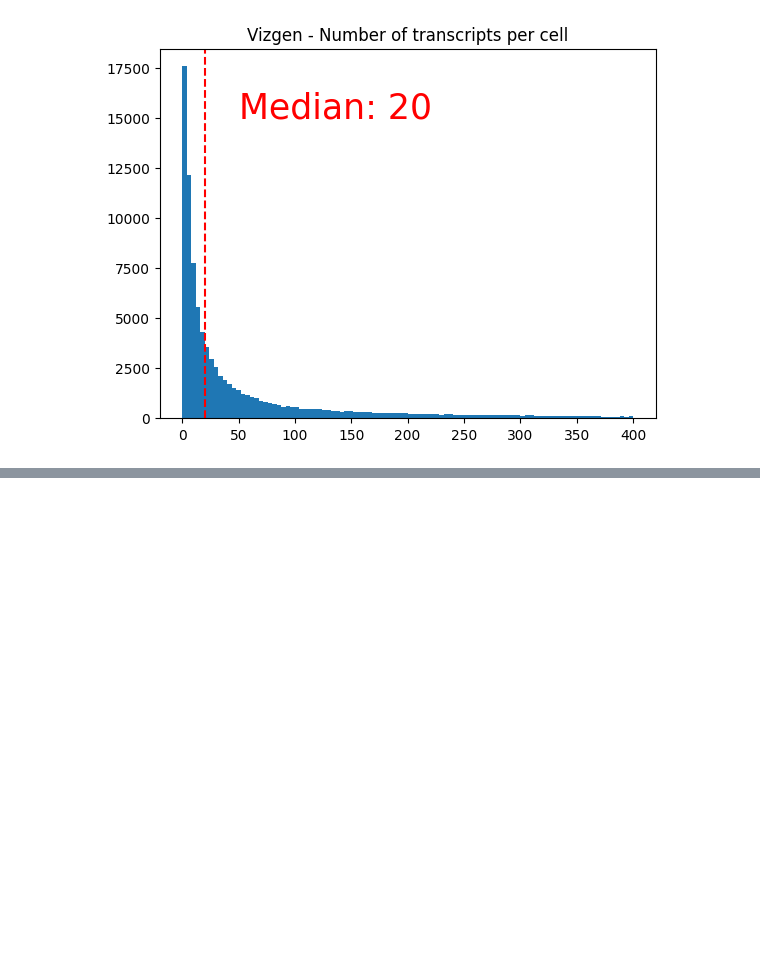
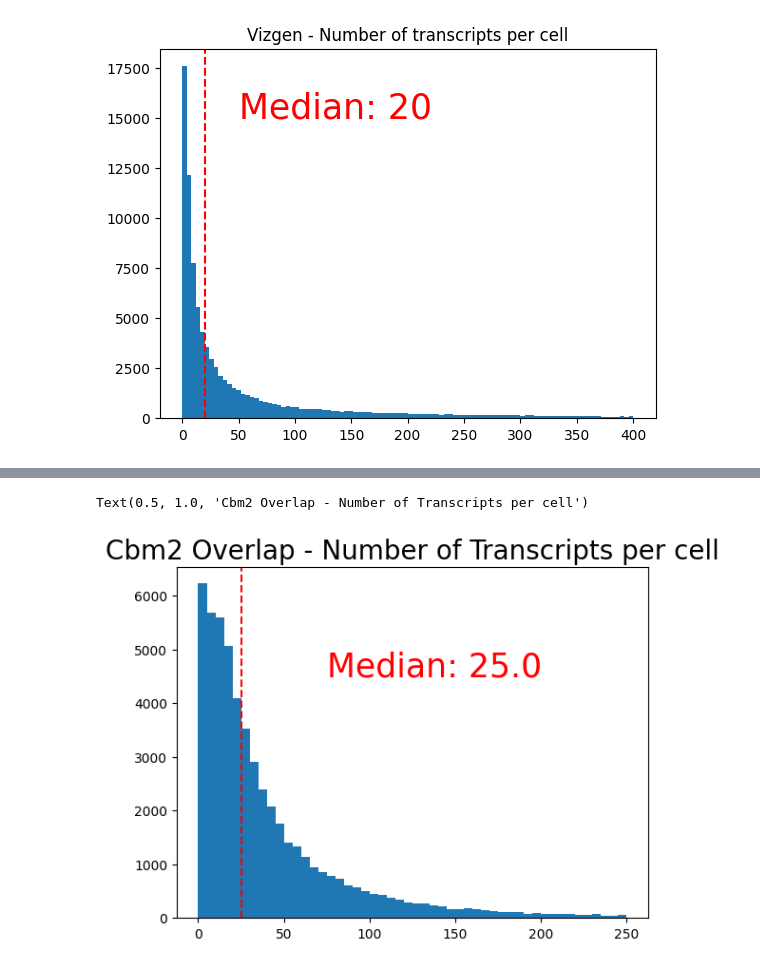
Before and after one commit to krisalejo/scRNA-seq-tech-comparisons, a Jupyter notebook: Transcripts per cell - revised.ipynb, the cells around one changed output, grey strips where cells are left out. Cells and saved outputs as stored; diff of their text form; code cells hidden in the pictures; blank space fills up the shorter version.

```diff
--- a/Transcripts per cell - revised.ipynb
+++ b/Transcripts per cell - revised.ipynb
@@ -467,0 +450,9 @@ for gene in gene_overlap_list:
+# %%
+cbm2_overlap_transcripts = cbm2_overlap_filtered.sum(axis = 1)
+plt.hist(cbm2_overlap_transcripts, bins = 50, range = (0,250))
+plt.axvline(cbm2_overlap_transcripts.median(), color = 'red', linestyle = 'dashed', label = 'Median')
+plt.text(75, 4500, f'Median: {cbm2_overlap_transcripts.median()}', color = 'red', fontsize = 25)
+plt.title('Cbm2 Overlap - Number of Transcripts per cell', fontsize = 20)
+# %% [output]
+Text(0.5, 1.0, 'Cbm2 Overlap - Number of Transcripts per cell')
+[figure, added]
```
Also changed, not shown: parts of 31 cells of this notebook.
